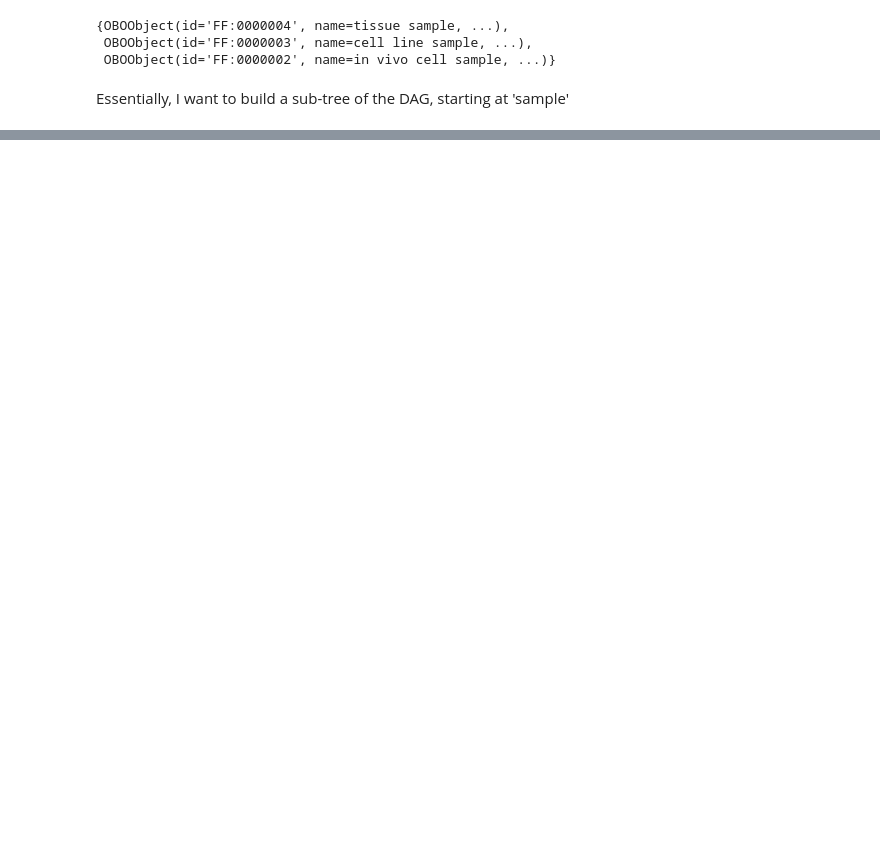
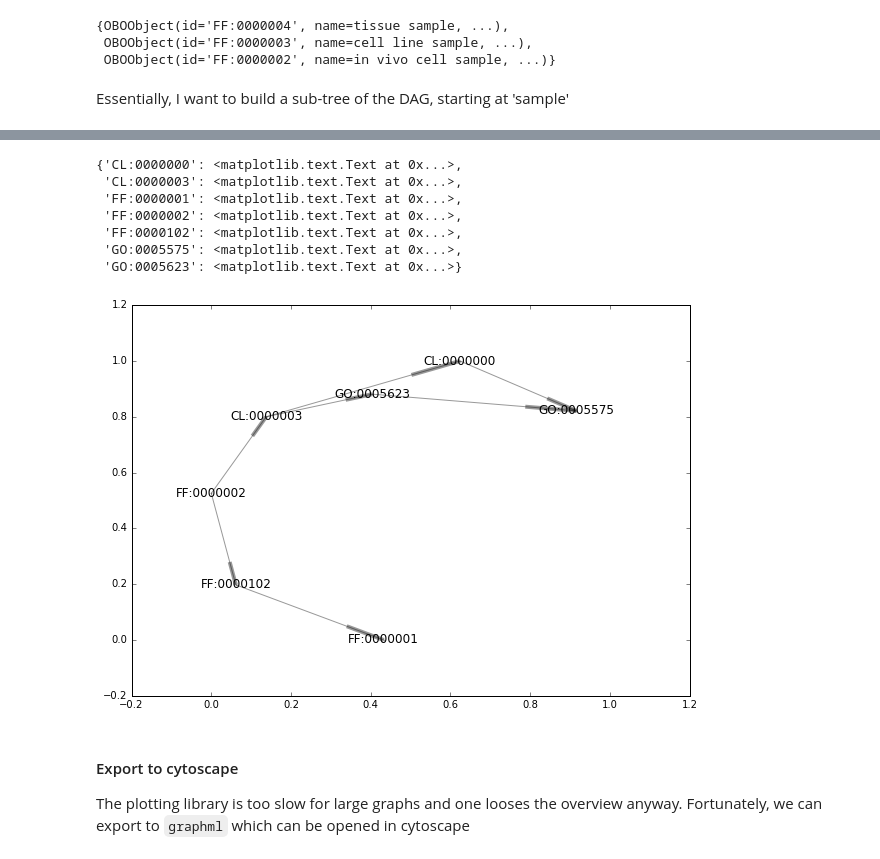
Before and after one commit to grst/fantom5-sig, a Jupyter notebook: explore_ontology.ipynb, the cells around one changed output, grey strips where cells are left out. Drawn from its saved outputs; the diff is of its cells as text; code cells hidden in the pictures; blank space fills up the shorter version.

```diff
--- a/explore_ontology.ipynb
+++ b/explore_ontology.ipynb
@@ -42,0 +58,18 @@ obo2.write(open("data/subtree_sample.obo", 'w'))
+# %%
+fig, ax = subplots(figsize=(10, 7))
+pos = nx.spring_layout(G1)
+nx.draw_networkx_nodes(G1,pos,node_size=.5,node_color='w',alpha=0.4)
+nx.draw_networkx_edges(G1,pos,alpha=0.4,node_size=0,width=1,edge_color='k')
+nx.draw_networkx_labels(G1,pos,fontsize=14)
+# %% [output]
+{'CL:0000000': <matplotlib.text.Text at 0x...>,
+ 'CL:0000003': <matplotlib.text.Text at 0x...>,
+ 'FF:0000001': <matplotlib.text.Text at 0x...>,
+ 'FF:0000002': <matplotlib.text.Text at 0x...>,
+ 'FF:0000102': <matplotlib.text.Text at 0x...>,
+ 'GO:0005575': <matplotlib.text.Text at 0x...>,
+ 'GO:0005623': <matplotlib.text.Text at 0x...>}
+[figure, added]
+# %% [markdown]
+#### Export to cytoscape
+The plotting library is too slow for large graphs and one looses the overview anyway. Fortunately, we can export to `graphml` which can be opened in cytoscape
```
Also changed, not shown: parts of 28 cells of this notebook.
